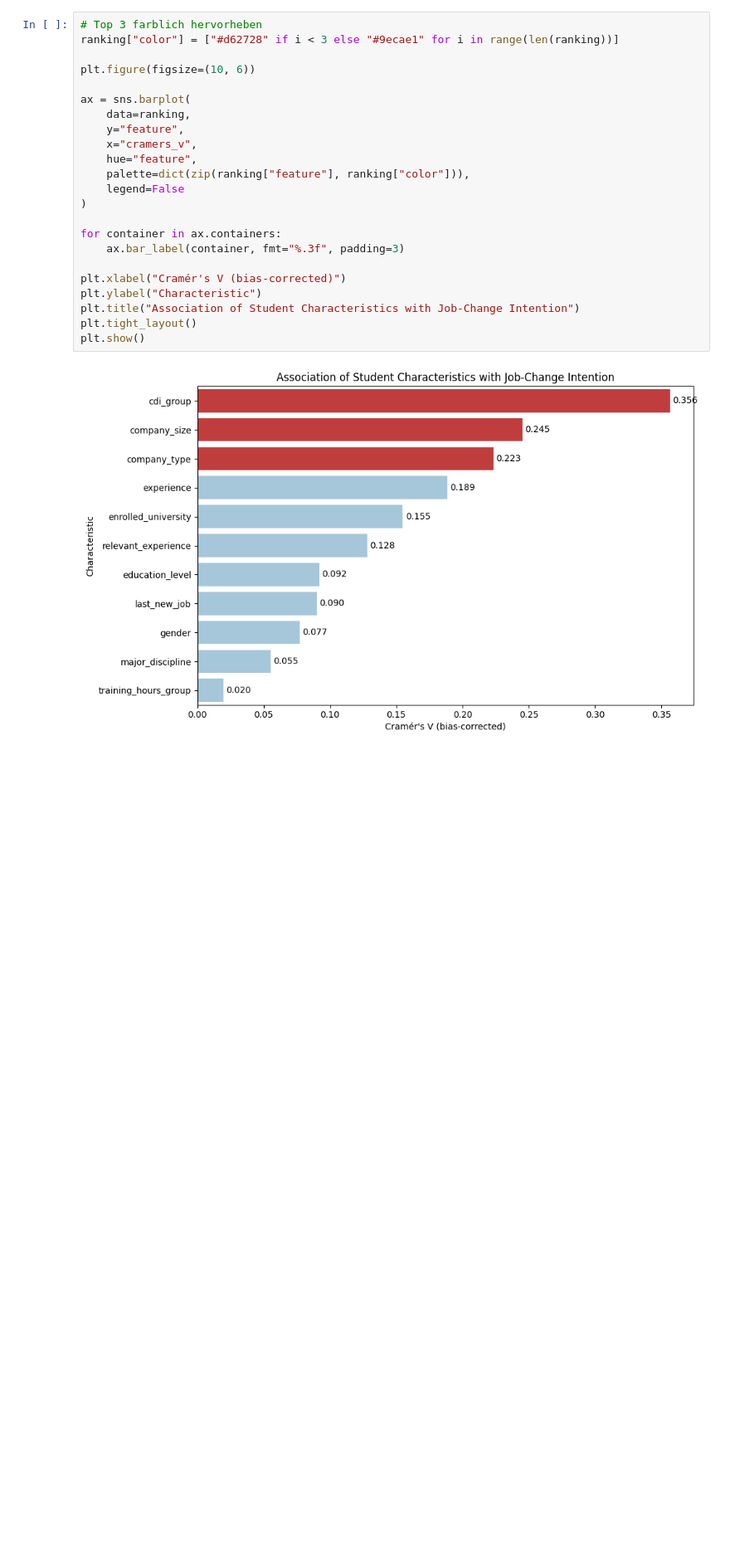
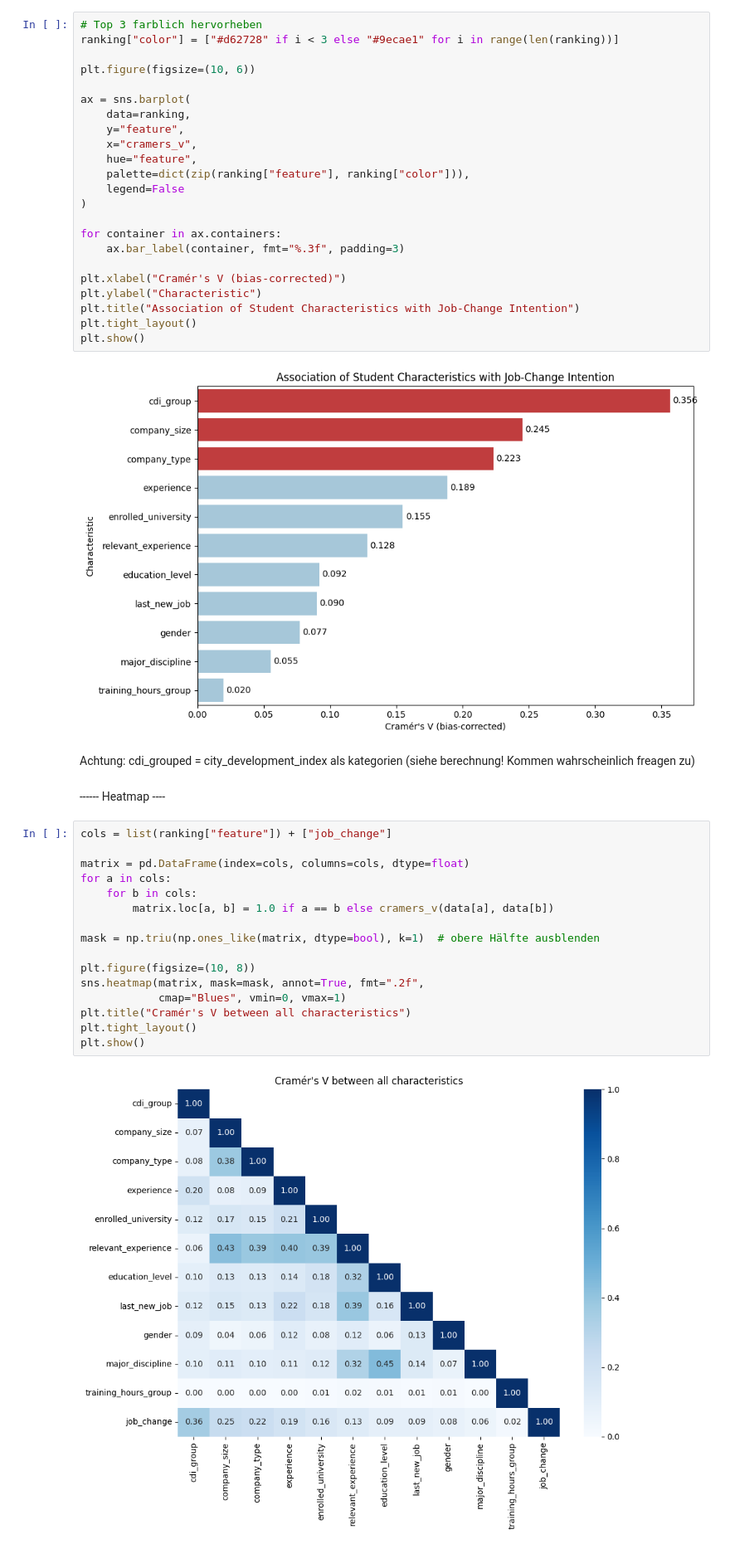
Before and after one commit to Lyxxrn/Data-Science, a Jupyter notebook: week 2/aq_analysis.ipynb, the cells around one changed output. Shown at 83% size. Drawn from its saved outputs; the diff is of its cells as text; blank space fills up the shorter version.

```diff
--- a/week 2/aq_analysis.ipynb
+++ b/week 2/aq_analysis.ipynb
@@ -414,3 +414,25 @@ plt.tight_layout()
 plt.show()
 # %% [output]
 [figure]
+# %% [markdown]
+Achtung: cdi_grouped = city_development_index als kategorien (siehe berechnung! Kommen wahrscheinlich freagen zu)
+# %% [markdown]
+------ Heatmap ----
+# %%
+cols = list(ranking["feature"]) + ["job_change"]
+
+matrix = pd.DataFrame(index=cols, columns=cols, dtype=float)
+for a in cols:
+    for b in cols:
+        matrix.loc[a, b] = 1.0 if a == b else cramers_v(data[a], data[b])
+
+mask = np.triu(np.ones_like(matrix, dtype=bool), k=1)  # obere Hälfte ausblenden
+
+plt.figure(figsize=(10, 8))
+sns.heatmap(matrix, mask=mask, annot=True, fmt=".2f",
+            cmap="Blues", vmin=0, vmax=1)
+plt.title("Cramér's V between all characteristics")
+plt.tight_layout()
+plt.show()
+# %% [output]
+[figure, added]
```
Also changed, not shown: parts of 2 cells of this notebook.
